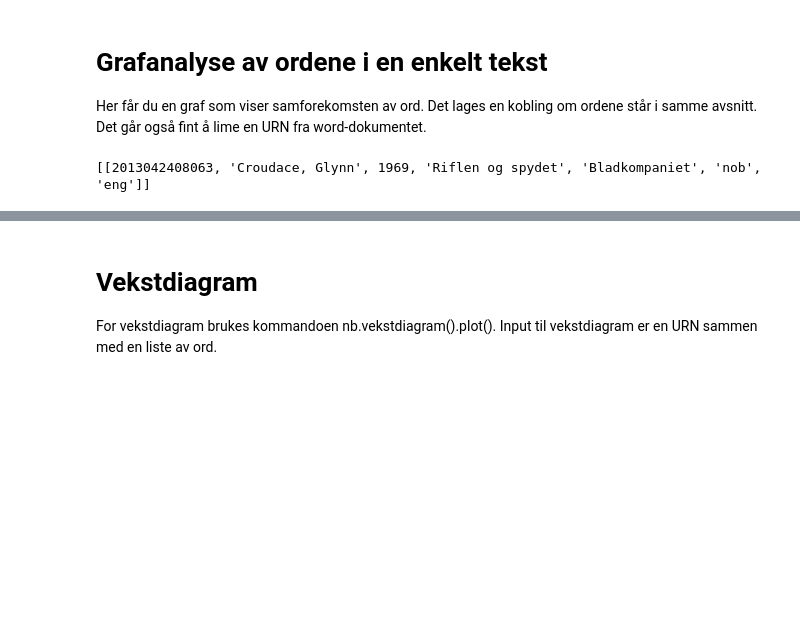
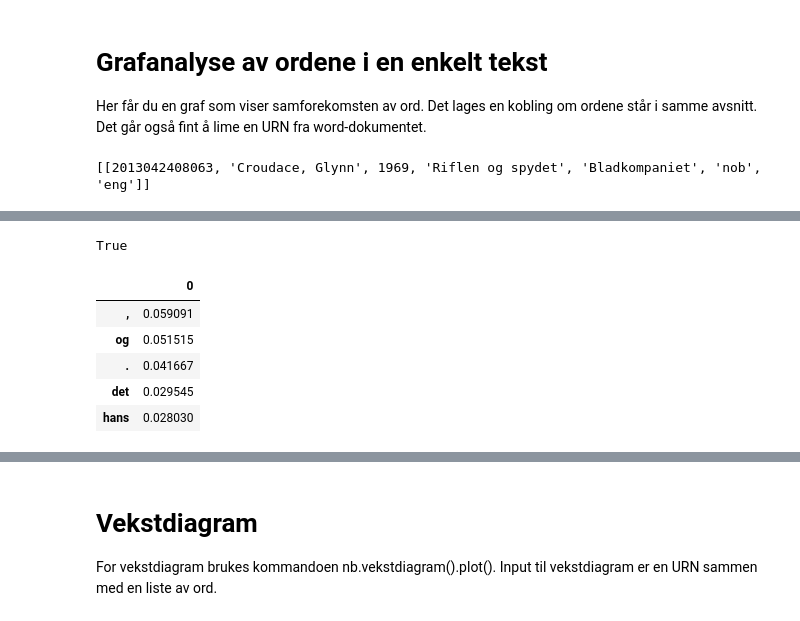
Before and after one commit to Yoonsen/xmining, a Jupyter notebook: eros_konk_analyse.ipynb, the cells around one changed output, grey strips where cells are left out. Cells and saved outputs as stored; diff of their text form; code cells hidden in the pictures; blank space fills up the shorter version.

```diff
--- a/eros_konk_analyse.ipynb
+++ b/eros_konk_analyse.ipynb
@@ -82,0 +92,2 @@ nb.central_betweenness_characters(G)
+# %%
+lemmet = nb.urn_coll('lemmet', urns)
@@ -82,0 +204,13 @@ nb.central_betweenness_characters(G)
+# %%
+nb.normalize_corpus_dataframe(lemmet)
+# %% [output]
+True
+# %%
+lemmet.head()
+# %% [output]
+|  | 0 |
+| , | 0.059091 |
+| og | 0.051515 |
+| . | 0.041667 |
+| det | 0.029545 |
+| hans | 0.028030 |
```
Also changed, not shown: parts of 46 cells of this notebook, 5 other files.
